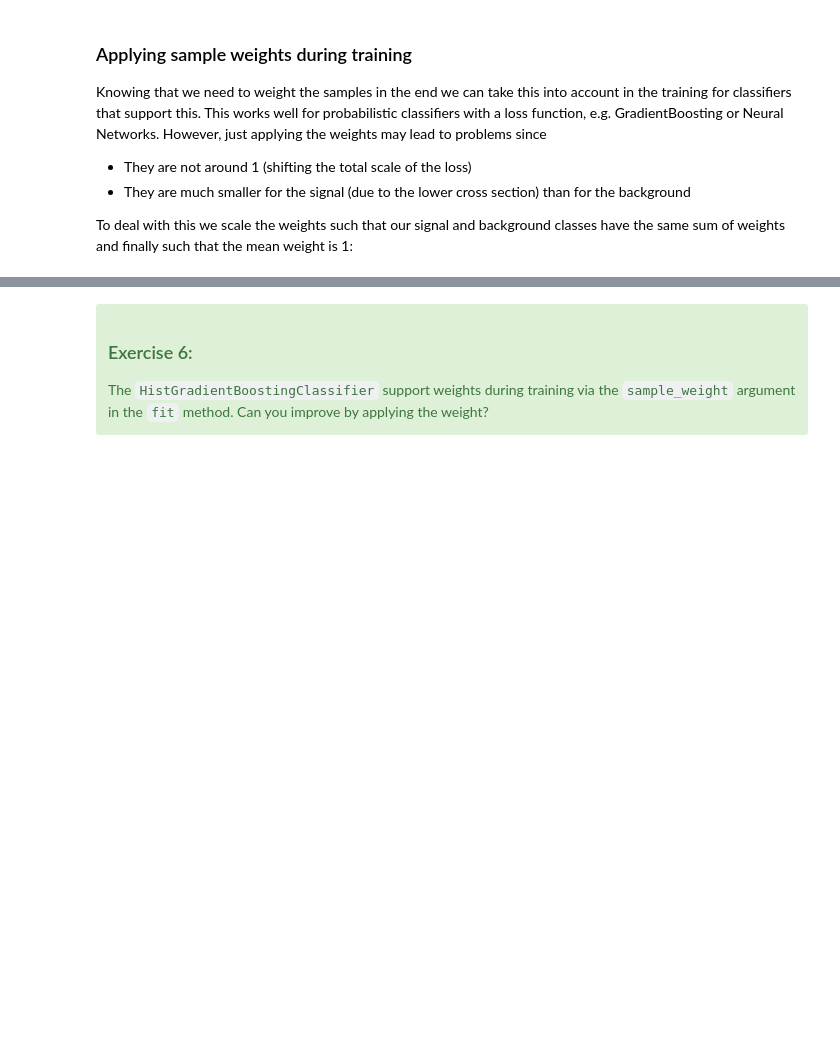
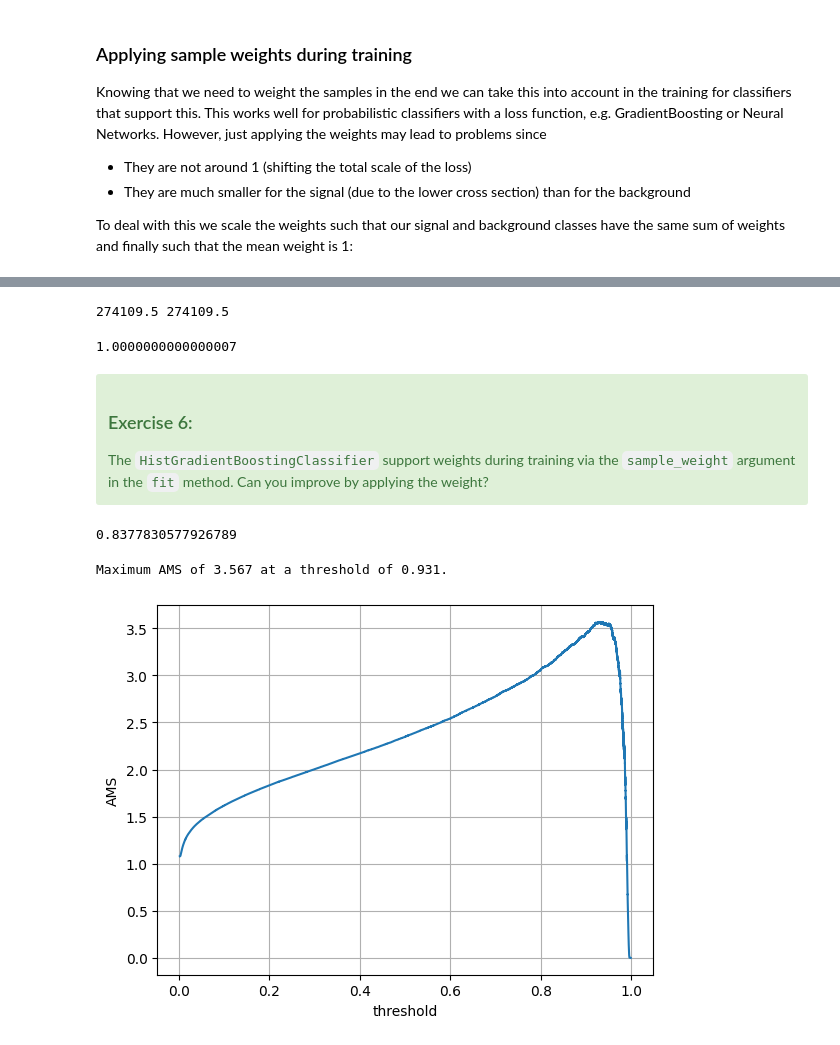
Before and after one commit to KohlensaeureJunk/DataAnalysiswithML, a Jupyter notebook: higgs_challenge.ipynb, the cells around one changed output, grey strips where cells are left out. Saved outputs shown, nothing was run; the diff lists cells and outputs as text; code cells hidden in the pictures; blank space fills up the shorter version.

```diff
--- a/higgs_challenge.ipynb
+++ b/higgs_challenge.ipynb
@@ -363,7 +575,37 @@ class_weight
 # %%
 weight_for_fit = weight_train * class_weight[y_train.astype(int)]
 weight_for_fit /= weight_for_fit.mean()
+# %%
+# check results:
+print(weight_for_fit[y_train==0].sum(), weight_for_fit[y_train==1].sum())
+weight_for_fit.mean()
+# %% [output]
+274109.5 274109.5
+1.0000000000000007
 # %% [markdown]
 <div class="alert alert-block alert-success">
     <h3>Exercise 6:</h3> The <code>HistGradientBoostingClassifier</code> support weights during training via the <code>sample_weight</code> argument in the <code>fit</code> method. Can you improve by applying the weight?
 </div>
+# %%
+model_gbc_weighted = HistGradientBoostingClassifier()#class_weight={0.0:class_weight[0], 1.0:class_weight[1]})
+model_gbc_weighted.fit(X_train, y_train, sample_weight=weight_for_fit)
+model_gbc_weighted.score(X_test, y_test, sample_weight=weight_test)
+# %% [output]
+0.8377830577926789
+# %%
+p_test_weighted = model_gbc_weighted.predict_proba(X_test)[:,1]
+roc_gbc_weighted = roc_curve(y_test, p_test_weighted, sample_weight=weight_test)
+
+amsses = [ams(tpr*nsig_tot, fpr*nbkg_tot) for fpr, tpr in zip(roc_gbc_weighted[0], roc_gbc_weighted[1])]
+max_ams = max(amsses)
+max_thr = roc_gbc_weighted[2][amsses.index(max_ams)]
+print(f"Maximum AMS of {max_ams:.3f} at a threshold of {max_thr:.3f}.")
+# %% [output]
+Maximum AMS of 3.567 at a threshold of 0.931.
+# %%
+plt.plot(roc_gbc_weighted[2], amsses)
+plt.xlabel("threshold")
+plt.ylabel("AMS")
+plt.grid()
+# %% [output]
+[figure, added]
```
Also changed, not shown: parts of 38 cells of this notebook.
